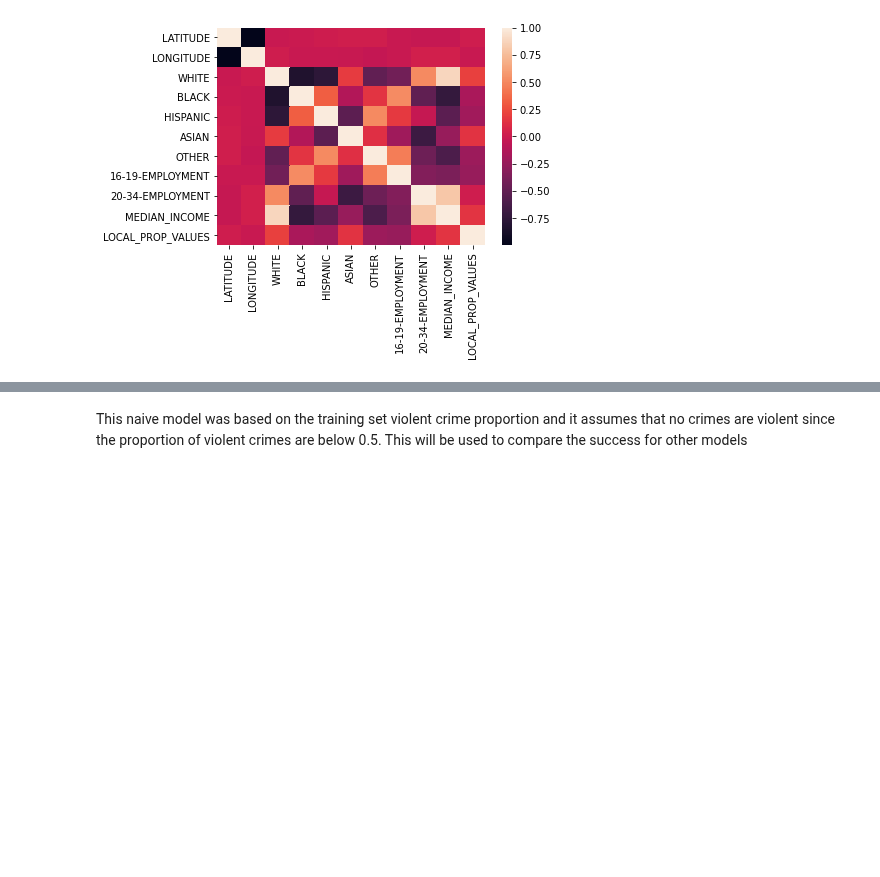
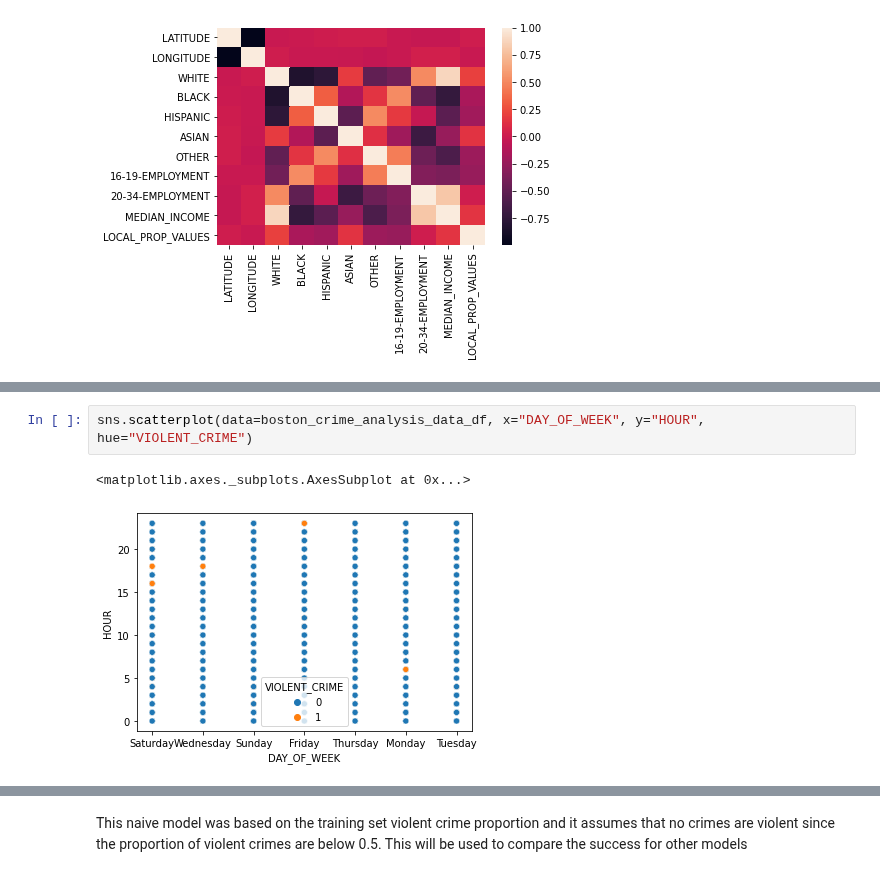
Before and after one commit to YolandaMDavis/cs109a-fall2020, a Jupyter notebook: Violent_Crime_Prediction_EDA.ipynb, the cells around one changed output, grey strips where cells are left out. Saved outputs shown, nothing was run; the diff lists cells and outputs as text; blank space fills up the shorter version.

```diff
--- a/Violent_Crime_Prediction_EDA.ipynb
+++ b/Violent_Crime_Prediction_EDA.ipynb
@@ -131,0 +144,5 @@ ax = sns.heatmap(crime_corr)
+# %%
+sns.scatterplot(data=boston_crime_analysis_data_df, x="DAY_OF_WEEK", y="HOUR", hue="VIOLENT_CRIME")
+# %% [output]
+<matplotlib.axes._subplots.AxesSubplot at 0x...>
+[figure, added]
```
Also changed, not shown: parts of 10 cells of this notebook.
